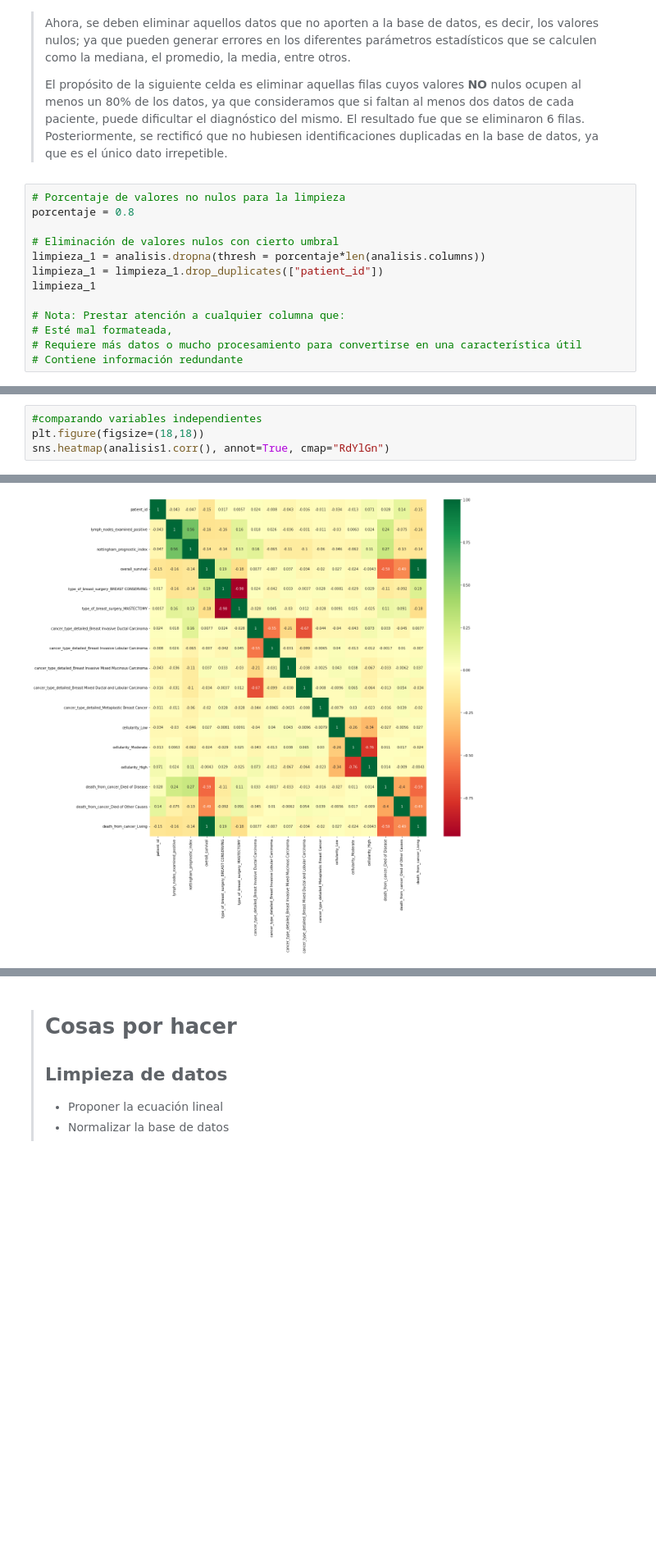
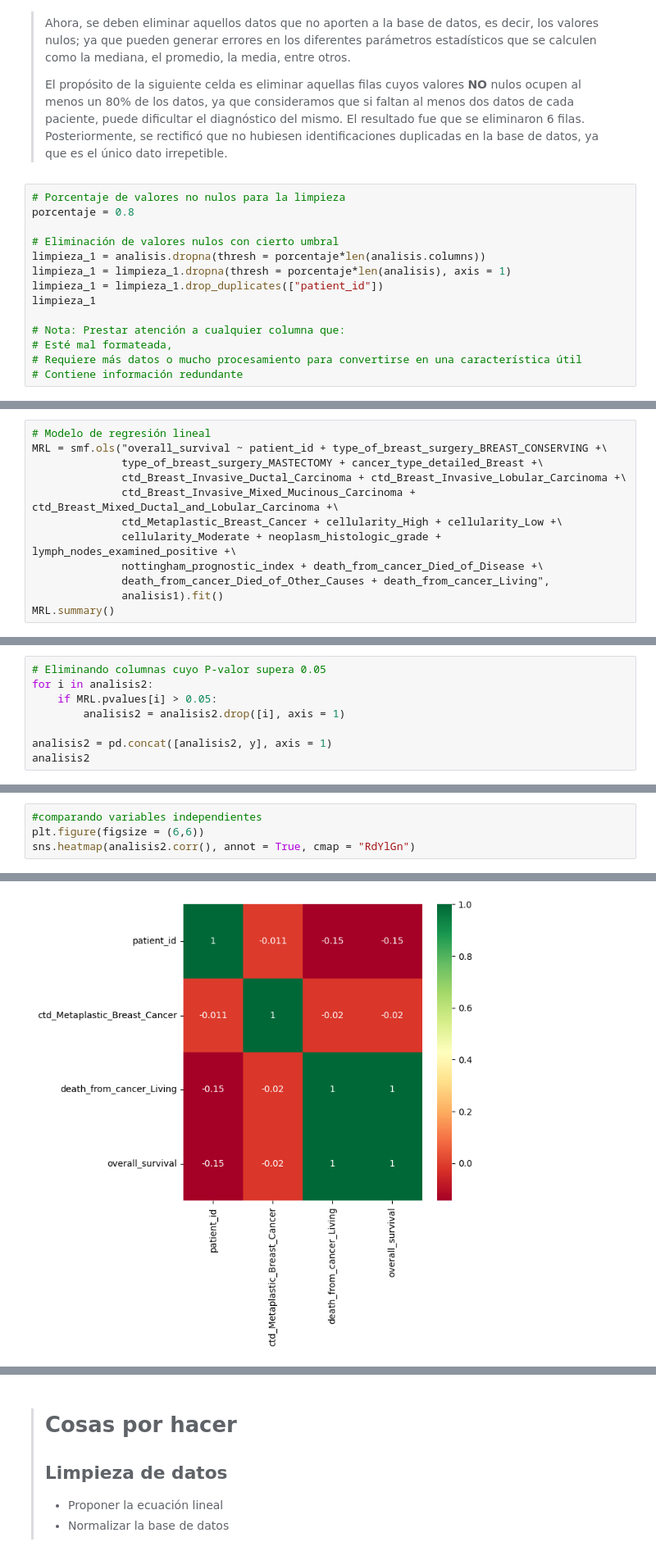
Before and after one commit to SebasM2000/DataBase_Sttcs, a Jupyter notebook: comp.ipynb, the cells around one changed output, grey strips where cells are left out. Shown at 82% size. Drawn from its saved outputs; the diff is of its cells as text; blank space fills up the shorter version.

```diff
--- a/comp.ipynb
+++ b/comp.ipynb
@@ -125,6 +115,7 @@ porcentaje = 0.8
 
 # Eliminación de valores nulos con cierto umbral
 limpieza_1 = analisis.dropna(thresh = porcentaje*len(analisis.columns))
+limpieza_1 = limpieza_1.dropna(thresh = porcentaje*len(analisis), axis = 1)
 limpieza_1 = limpieza_1.drop_duplicates(["patient_id"])
 limpieza_1
 
@@ -253,0 +194,12 @@ analisis1=variables.loc[:,['patient_id',
+# %%
+# Modelo de regresión lineal
+MRL = smf.ols("overall_survival ~ patient_id + type_of_breast_surgery_BREAST_CONSERVING +\
+              type_of_breast_surgery_MASTECTOMY + cancer_type_detailed_Breast +\
+              ctd_Breast_Invasive_Ductal_Carcinoma + ctd_Breast_Invasive_Lobular_Carcinoma +\
+              ctd_Breast_Invasive_Mixed_Mucinous_Carcinoma + ctd_Breast_Mixed_Ductal_and_Lobular_Carcinoma +\
+              ctd_Metaplastic_Breast_Cancer + cellularity_High + cellularity_Low +\
+              cellularity_Moderate + neoplasm_histologic_grade + lymph_nodes_examined_positive +\
+              nottingham_prognostic_index + death_from_cancer_Died_of_Disease +\
+              death_from_cancer_Died_of_Other_Causes + death_from_cancer_Living",
+              analisis1).fit()
+MRL.summary()
@@ -253,0 +241,8 @@ analisis1=variables.loc[:,['patient_id',
+# %%
+# Eliminando columnas cuyo P-valor supera 0.05
+for i in analisis2:
+    if MRL.pvalues[i] > 0.05:
+        analisis2 = analisis2.drop([i], axis = 1)
+
+analisis2 = pd.concat([analisis2, y], axis = 1)
+analisis2
@@ -293,5 +295,5 @@ dtype: int64
 # %%
 #comparando variables independientes
-plt.figure(figsize=(18,18))
-sns.heatmap(analisis1.corr(), annot=True, cmap="RdYlGn")
+plt.figure(figsize = (6,6))
+sns.heatmap(analisis2.corr(), annot = True, cmap = "RdYlGn")
 # %% [output]
@@ -299 +301 @@ sns.heatmap(analisis1.corr(), annot=True, cmap="RdYlGn")
-[figure, old version]
+[figure, new version]
```
Also changed, not shown: parts of 22 cells of this notebook.
